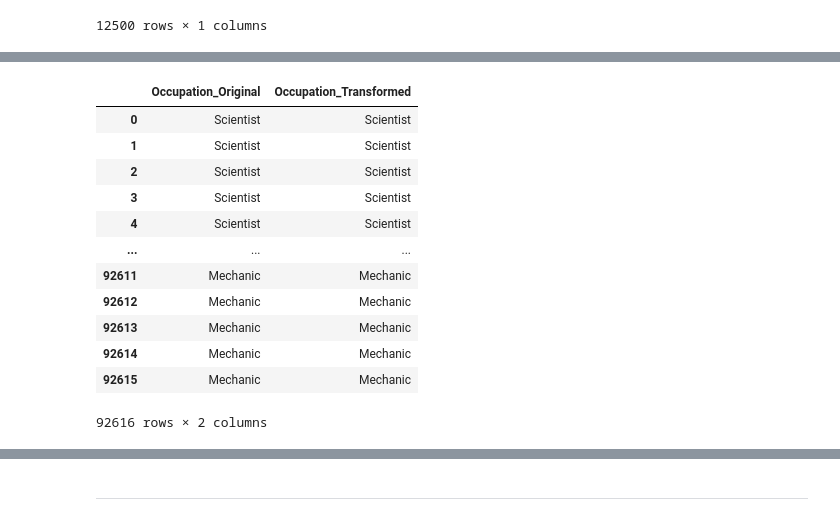
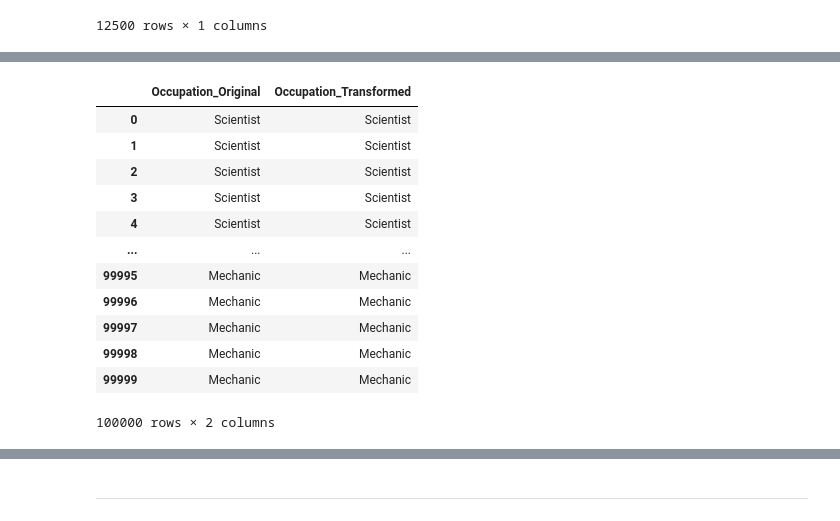
Before and after one commit to imirghania/Credit_Classification_project, a Jupyter notebook: credit_cls_Data_Cleansing.ipynb, the cells around one changed output, grey strips where cells are left out. Cells and saved outputs as stored; diff of their text form; code cells hidden in the pictures.

```diff
--- a/credit_cls_Data_Cleansing.ipynb
+++ b/credit_cls_Data_Cleansing.ipynb
@@ -296,0 +208,16 @@ dtype: bool
+# %%
+def sanitize_numeric_series_enhanced(s:pd.Series):
+    return s.astype(str).str.replace(r'[^0-9.]', '', regex=True)
+# %%
+df3 = (
+    df.Credit_History_Age.str.extract(r'(\d+) Years and (\d+) Months')
+    .rename(columns={0:'Credit_History_Years', 1:'Credit_History_Months'})
+    .pipe(lambda df_: pd.concat([df, df_], axis=1))
+    .assign(**{c: lambda df_, c=c: pd.to_numeric(df_[c]) for c in ['Credit_History_Years', 'Credit_History_Months']})
+    .assign( Credit_History_Age = lambda df_: df_.Credit_History_Years*12 + df_.Credit_History_Months)
+    .pipe(lambda df_: df_.drop(['Credit_History_Years', 'Credit_History_Months'], axis=1))
+    .assign(**{c: lambda df_, c=c: df_[c].replace(strange_vals_mapping) for c in cols_to_num})
+    .assign(**{c: lambda df_, c=c: sanitize_numeric_series_enhanced(df_[c]) for c in numeric_cols})
+    .assign(**{c: lambda df_, c=c: df_[c].replace('', pd.NA) for c in cols_to_num})
+    .assign(**{c: lambda df_, c=c: pd.to_numeric(df_[c]) for c in numeric_cols})
+)
@@ -303 +326,3 @@ df4.SSN.unique().size, df4.Customer_ID.unique().size
+# %%
+df3.loc[df3.SSN.eq("#F%$D@*&8"), ["SSN"]] = "Unknown"
 # %%
@@ -385,3 +446,19 @@ df4.groupby(["Customer_ID"])["Occupation"].agg([pd.Series.mode])
+# %%
+df4 = (
+    df.Credit_History_Age.str.extract(r'(\d+) Years and (\d+) Months')
+    .rename(columns={0:'Credit_History_Years', 1:'Credit_History_Months'})
+    .pipe(lambda df_: pd.concat([df, df_], axis=1))
+    .assign(**{c: lambda df_, c=c: pd.to_numeric(df_[c]) for c in ['Credit_History_Years', 'Credit_History_Months']})
+    .assign( Credit_History_Age = lambda df_: df_.Credit_History_Years*12 + df_.Credit_History_Months)
+    .pipe(lambda df_: df_.drop(['Credit_History_Years', 'Credit_History_Months'], axis=1))
+    .assign(**{c: lambda df_, c=c: df_[c].replace(strange_vals_mapping) for c in cols_to_num})
+    .assign(**{c: lambda df_, c=c: sanitize_numeric_series_enhanced(df_[c]) for c in numeric_cols})
+    .assign(**{c: lambda df_, c=c: df_[c].replace('', pd.NA) for c in cols_to_num})
+    .assign(**{c: lambda df_, c=c: pd.to_numeric(df_[c]) for c in numeric_cols})
+    .assign(
+        Occupation = lambda _df: _df.groupby(['Customer_ID'])['Occupation'].transform(lambda x: x.mode().iat[0])
+    )
+)
 # %%
 df4.Occupation.value_counts()
 # %% [output]
@@ -451,16 +483,16 @@ Name: count, dtype: int64
 # %%
-pd.DataFrame({"Occupation_Original": df4.Occupation, "Occupation_Transformed": df5.Occupation})
+pd.DataFrame({"Occupation_Original": df3.Occupation, "Occupation_Transformed": df4.Occupation})
 # %% [output]
 |  | Occupation_Original | Occupation_Transformed |
 | 0 | Scientist | Scientist |
 | 1 | Scientist | Scientist |
 | 2 | Scientist | Scientist |
 | 3 | Scientist | Scientist |
 | 4 | Scientist | Scientist |
 | ... | ... | ... |
-| 92611 | Mechanic | Mechanic |
-| 92612 | Mechanic | Mechanic |
-| 92613 | Mechanic | Mechanic |
-| 92614 | Mechanic | Mechanic |
-| 92615 | Mechanic | Mechanic |
+| 99995 | Mechanic | Mechanic |
+| 99996 | Mechanic | Mechanic |
+| 99997 | Mechanic | Mechanic |
+| 99998 | Mechanic | Mechanic |
+| 99999 | Mechanic | Mechanic |
-92616 rows × 2 columns
+100000 rows × 2 columns
```
Also changed, not shown: parts of 310 cells of this notebook.
